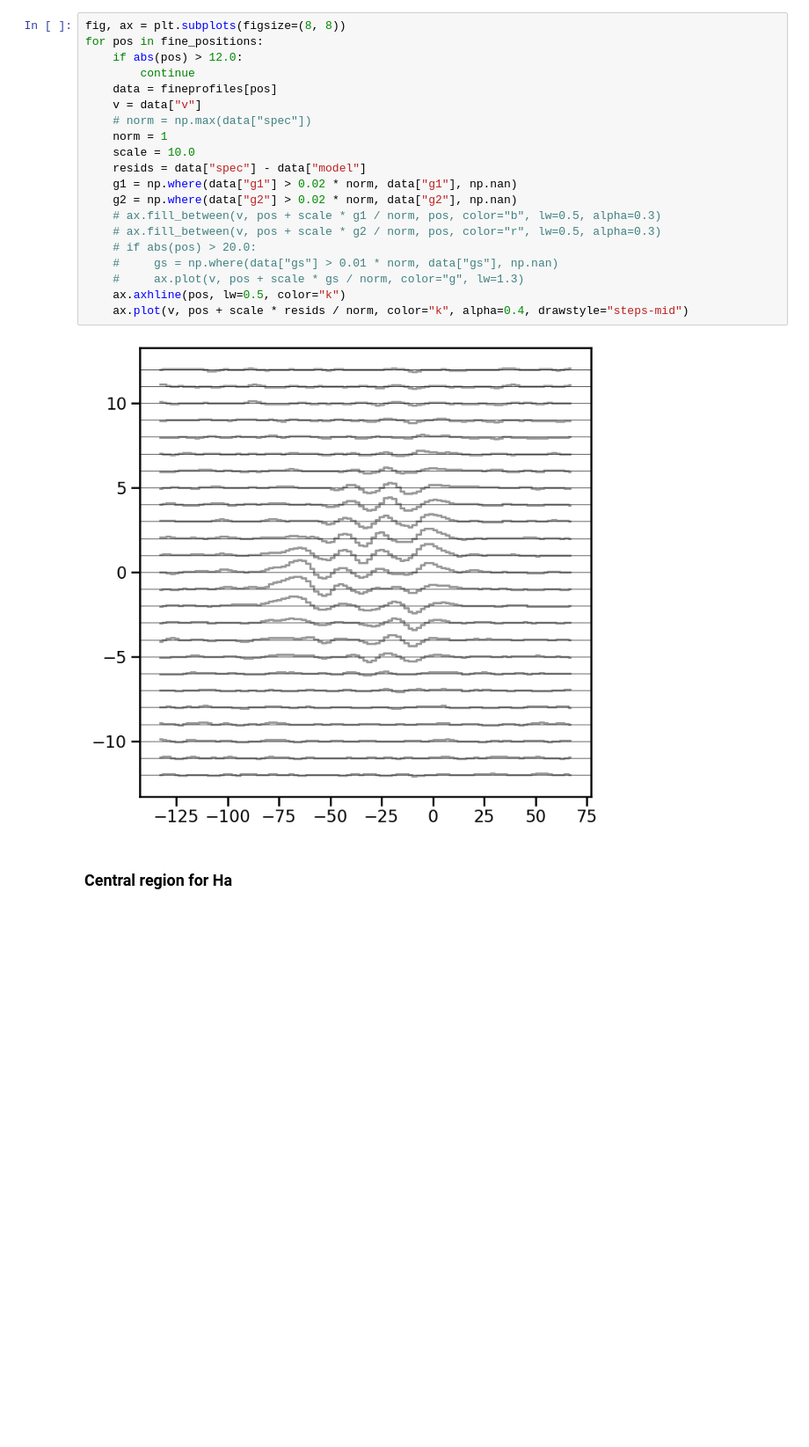
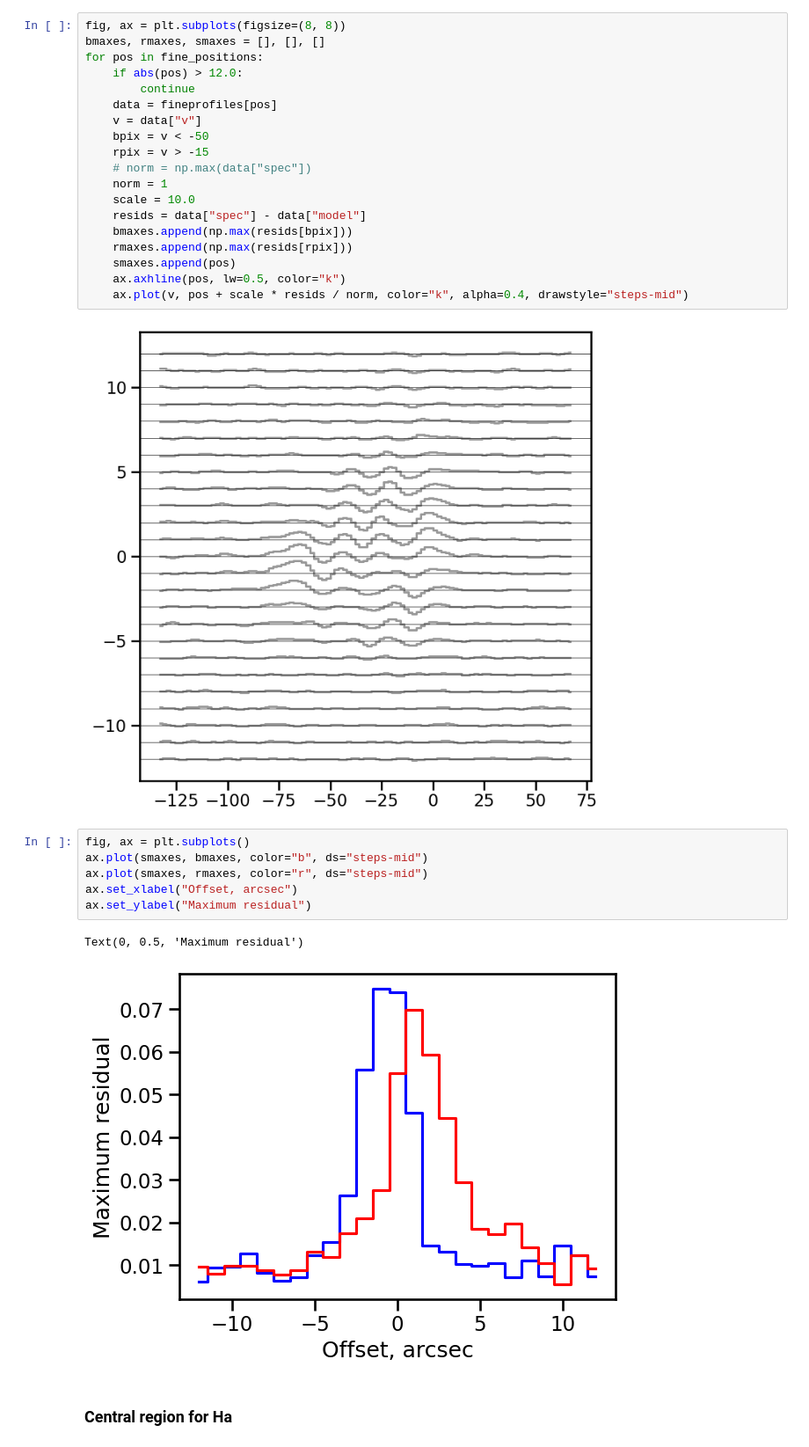
Before and after one commit to will-henney/teresa-pn-ou5, a Jupyter notebook: notebooks/04-02-line-profiles-1d.ipynb, the cells around one changed output. Shown at 88% size. Saved outputs shown, nothing was run; the diff lists cells and outputs as text; blank space fills up the shorter version.

```diff
--- a/notebooks/04-02-line-profiles-1d.ipynb
+++ b/notebooks/04-02-line-profiles-1d.ipynb
@@ -1253,26 +1253,34 @@ for pos in fine_positions:
 Residuals
 # %%
 fig, ax = plt.subplots(figsize=(8, 8))
+bmaxes, rmaxes, smaxes = [], [], []
 for pos in fine_positions:
     if abs(pos) > 12.0:
         continue
     data = fineprofiles[pos]
     v = data["v"]
+    bpix = v < -50
+    rpix = v > -15
     # norm = np.max(data["spec"])
     norm = 1
     scale = 10.0
     resids = data["spec"] - data["model"]
-    g1 = np.where(data["g1"] > 0.02 * norm, data["g1"], np.nan)
-    g2 = np.where(data["g2"] > 0.02 * norm, data["g2"], np.nan)
-    # ax.fill_between(v, pos + scale * g1 / norm, pos, color="b", lw=0.5, alpha=0.3)
-    # ax.fill_between(v, pos + scale * g2 / norm, pos, color="r", lw=0.5, alpha=0.3)
-    # if abs(pos) > 20.0:
-    #     gs = np.where(data["gs"] > 0.01 * norm, data["gs"], np.nan)
-    #     ax.plot(v, pos + scale * gs / norm, color="g", lw=1.3)
+    bmaxes.append(np.max(resids[bpix]))
+    rmaxes.append(np.max(resids[rpix]))
+    smaxes.append(pos)
     ax.axhline(pos, lw=0.5, color="k")
     ax.plot(v, pos + scale * resids / norm, color="k", alpha=0.4, drawstyle="steps-mid")
 # %% [output]
 [figure]
+# %%
+fig, ax = plt.subplots()
+ax.plot(smaxes, bmaxes, color="b", ds="steps-mid")
+ax.plot(smaxes, rmaxes, color="r", ds="steps-mid")
+ax.set_xlabel("Offset, arcsec")
+ax.set_ylabel("Maximum residual")
+# %% [output]
+Text(0, 0.5, 'Maximum residual')
+[figure, added]
 # %% [markdown]
 ### Central region for Ha
 # %%
```
Also changed, not shown: parts of 1 cell of this notebook, 31 other files.
